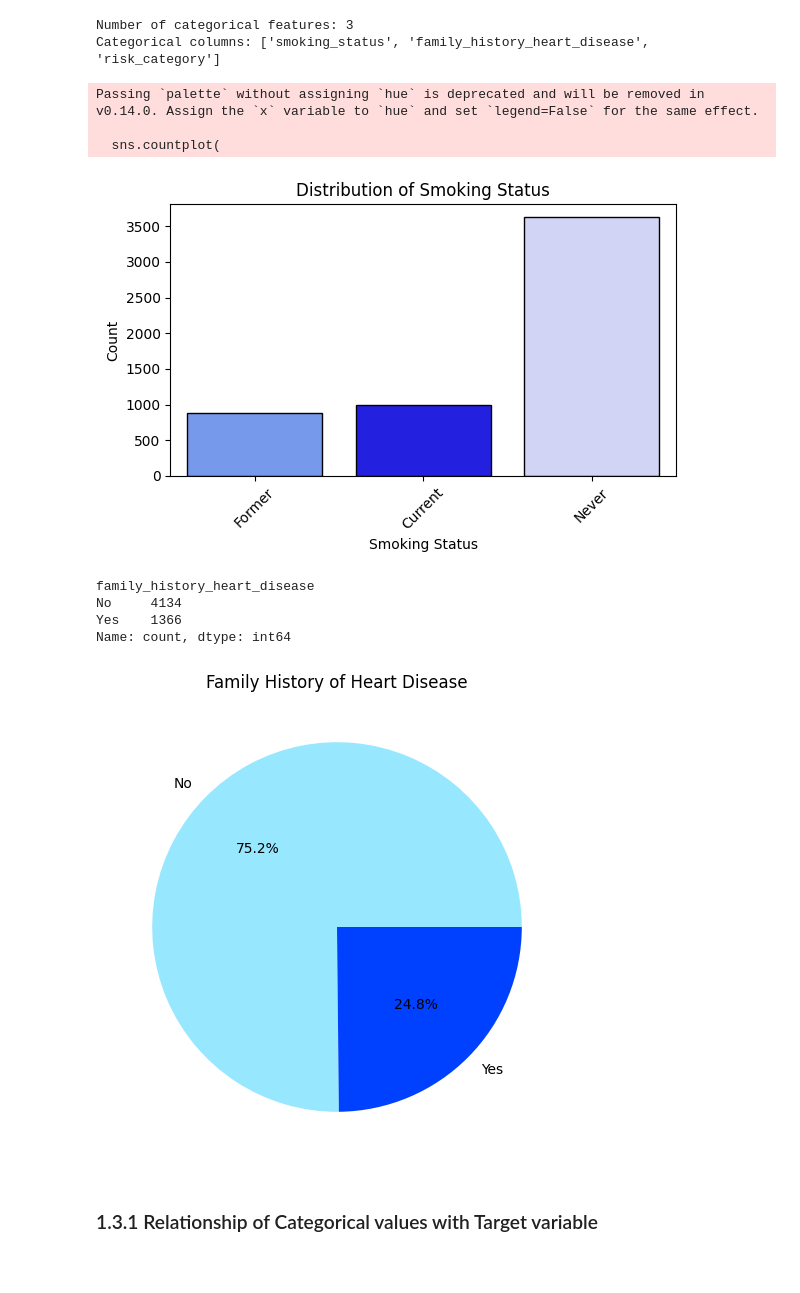
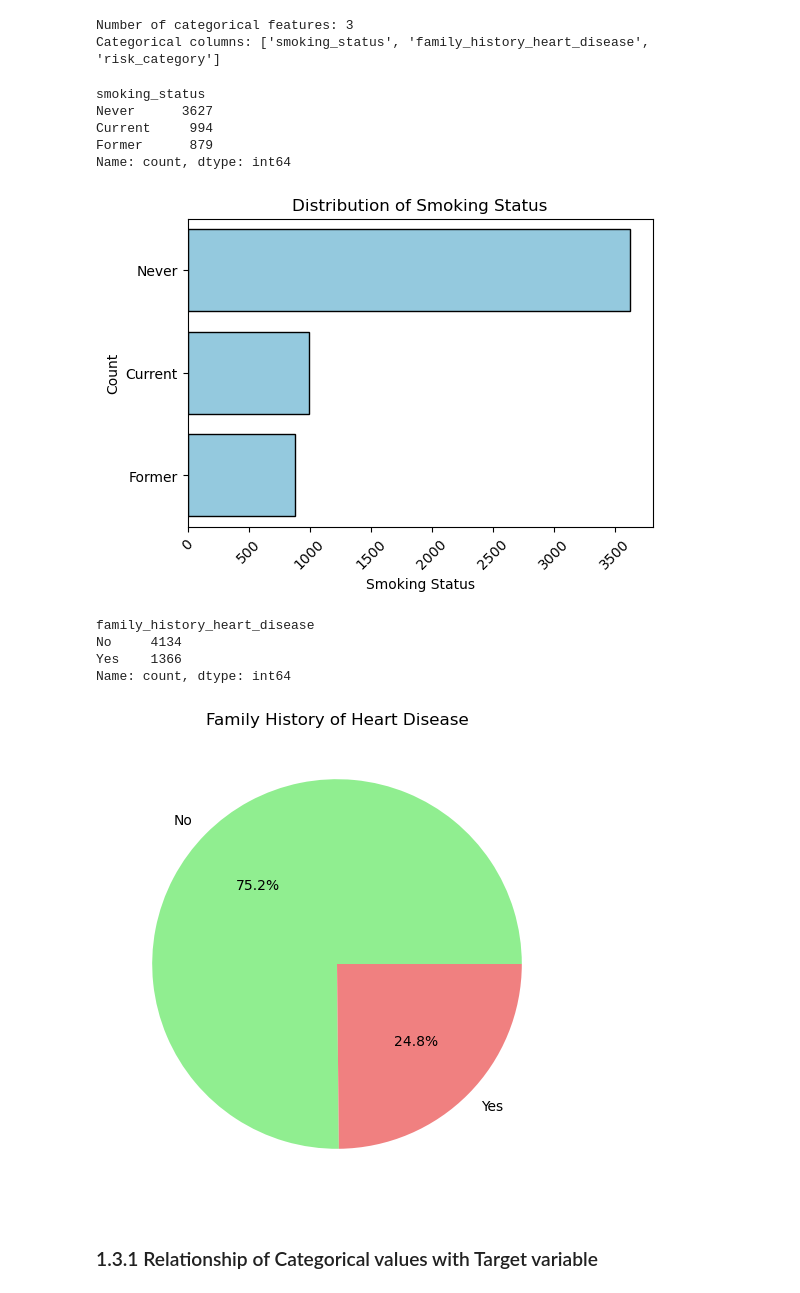
Before and after one commit to maxhaus31/Machine_Learning_HeartDiseaseDetection, a Jupyter notebook: 01_ExploratoryDataAnalysis.ipynb, the cells around one changed output. Cells and saved outputs as stored; diff of their text form; code cells hidden in the pictures; blank space fills up the shorter version.

```diff
--- a/01_ExploratoryDataAnalysis.ipynb
+++ b/01_ExploratoryDataAnalysis.ipynb
@@ -2,6 +2,9 @@
 # Exploratory Data Analysis
 # %% [markdown]
 # 0. Load Data
+# %%
+# Enter the file path to your dataset here
+file_path = "/Users/luciamusizzano/Documents/GitHub/Machine_Learning_HeartDiseaseDetection/data/raw/cardiovascular_risk_dataset.csv"
 # %%
 import pandas as pd
 import matplotlib.pyplot as plt
@@ -9,7 +12,7 @@ import seaborn as sns
 import numpy as np
 
 # Load the dataset
-df = pd.read_csv('data/raw/cardiovascular_risk_dataset.csv')
+df = pd.read_csv(file_path)
 
 # Display the first few rows of the dataset
 df.head()
@@ -190,36 +175,31 @@ print(f"Categorical columns: {categorical_cols}")
 Number of categorical features: 3
 Categorical columns: ['smoking_status', 'family_history_heart_disease', 'risk_category']
 # %%
-smoking_order = ['Former', 'Current', 'Never']
-smoking_palette = {'Never': "#cbcffaff", 'Former':  "#6291ff", 'Current':"#0400ff"}
+# Smoking status
+print(df['smoking_status'].value_counts())
 
-plt.figure(figsize=(6, 4))
-sns.countplot(
-    data=df,
-    x='smoking_status',
-    order=smoking_order,
-    palette=smoking_palette,
-    edgecolor='black'
-)
-
+# Bar Chart Vusualization
+plt.figure(figsize=(6,4))
+sns.countplot(df['smoking_status'], color='skyblue', edgecolor='black')
 plt.title('Distribution of Smoking Status')
 plt.xlabel('Smoking Status')
 plt.ylabel('Count')
 plt.xticks(rotation=45)
-plt.tight_layout()
 plt.show()
 # %% [output]
-Passing `palette` without assigning `hue` is deprecated and will be removed in v0.14.0. Assign the `x` variable to `hue` and set `legend=False` for the same effect.
-
-  sns.countplot(
+smoking_status
+Never      3627
+Current     994
+Former      879
+Name: count, dtype: int64
-[figure, old version]
+[figure, new version]
 # %%
 # Family history of heart disease
 print(df['family_history_heart_disease'].value_counts())
 
 # Pie Chart Visualization
 plt.figure(figsize=(6,6))
-plt.pie(df['family_history_heart_disease'].value_counts(), labels=df['family_history_heart_disease'].value_counts().index, autopct='%1.1f%%', colors=[ "#97e8ff",  "#0040ff"])
+plt.pie(df['family_history_heart_disease'].value_counts(), labels=df['family_history_heart_disease'].value_counts().index, autopct='%1.1f%%', colors=['lightgreen','lightcoral'])
 plt.title('Family History of Heart Disease')
 plt.show()
 # %% [output]
@@ -227,7 +207,7 @@ family_history_heart_disease
 No     4134
 Yes    1366
 Name: count, dtype: int64
-[figure, old version]
+[figure, new version]
 # %% [markdown]
 ### 1.3.1 Relationship of Categorical values with Target variable
 # %%
```
Also changed, not shown: parts of 12 cells of this notebook.
